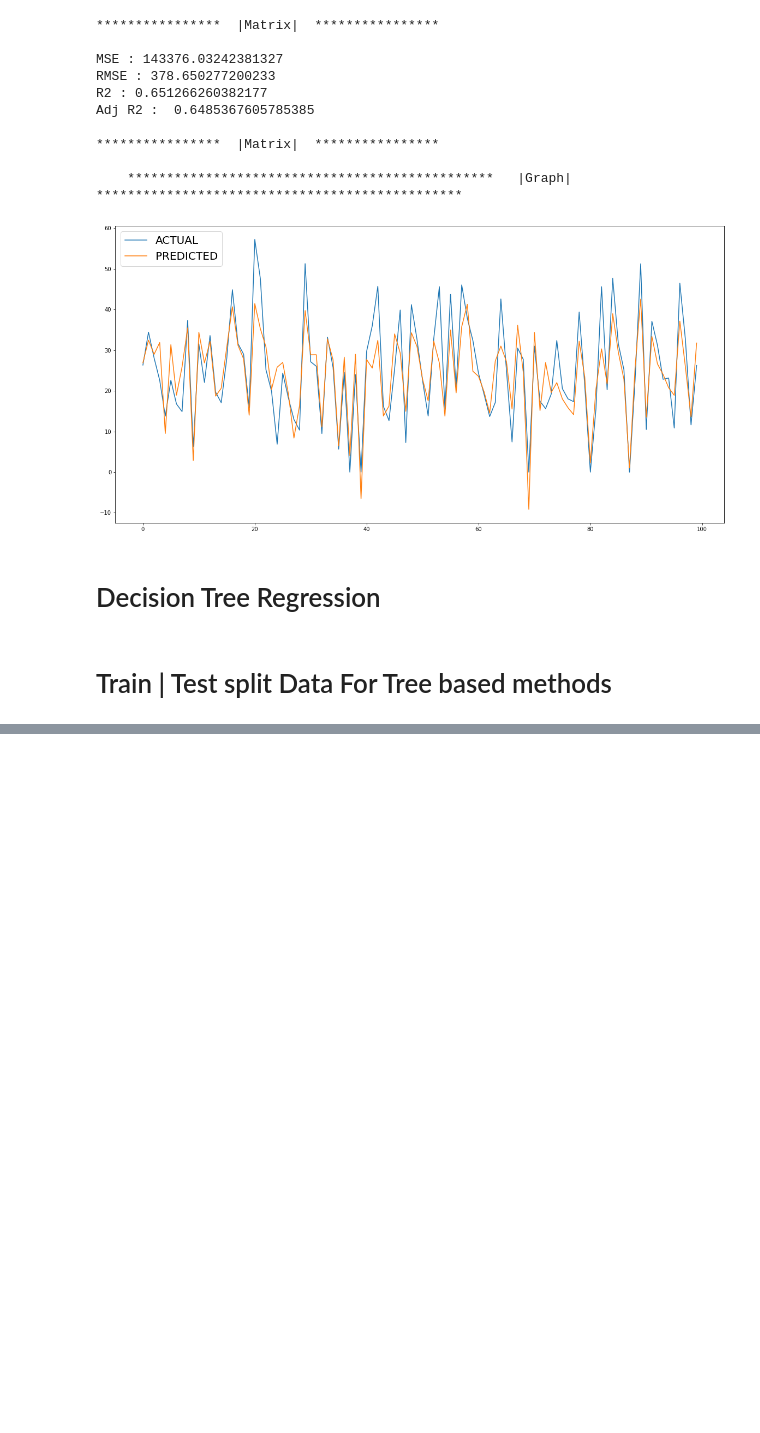
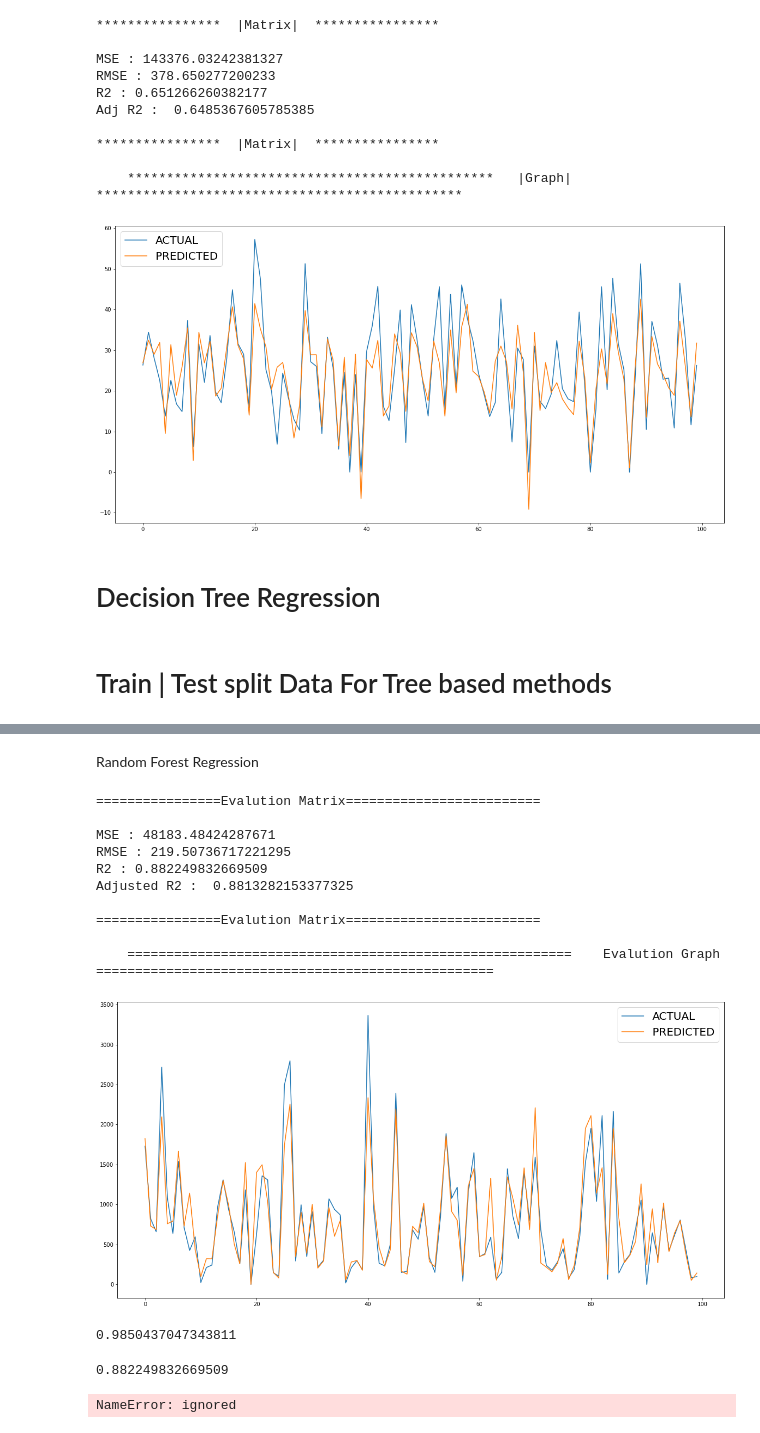
Before and after one commit to gkunal8019/Bike-Sharing-Demand-Prediction, a Jupyter notebook: Bike_Sharing_Demand_Prediction_Capstone_Project.ipynb, the cells around one changed output, grey strips where cells are left out. Cells and saved outputs as stored; diff of their text form; code cells hidden in the pictures; blank space fills up the shorter version.

```diff
--- a/Bike_Sharing_Demand_Prediction_Capstone_Project.ipynb
+++ b/Bike_Sharing_Demand_Prediction_Capstone_Project.ipynb
@@ -814,0 +815,27 @@ plt.show()
+# %% [markdown]
+Random Forest Regression
+# %%
+#creating decision tree model
+rf_model = RandomForestRegressor()
+#calling run_model to train,fit and evalution of decision tree model
+cv=dac_model(rf_model,X_train,y_train,X_test,y_test)
+# %% [output]
+================Evalution Matrix=========================
+
+MSE : 48183.48424287671
+RMSE : 219.50736717221295
+R2 : 0.882249832669509
+Adjusted R2 :  0.8813282153377325
+
+================Evalution Matrix=========================
+
+    =========================================================    Evalution Graph    ===================================================
+[figure, added]
+# %%
+rf_model.score(X_train,y_train)
+# %% [output]
+0.9850437047343811
+# %%
+rf_model.score(X_test,y_test)
+# %% [output]
+0.882249832669509
@@ -814,0 +845,7 @@ plt.show()
+# %%
+train_dict={'Model':"Random Forest",
+             'MAE':round(MSE,4),
+             'RMSE':round(RMSE,4),
+             'R2_score':round(R2,4)}
+# %% [output]
+NameError: ignored
```
Also changed, not shown: parts of 5 cells of this notebook.
